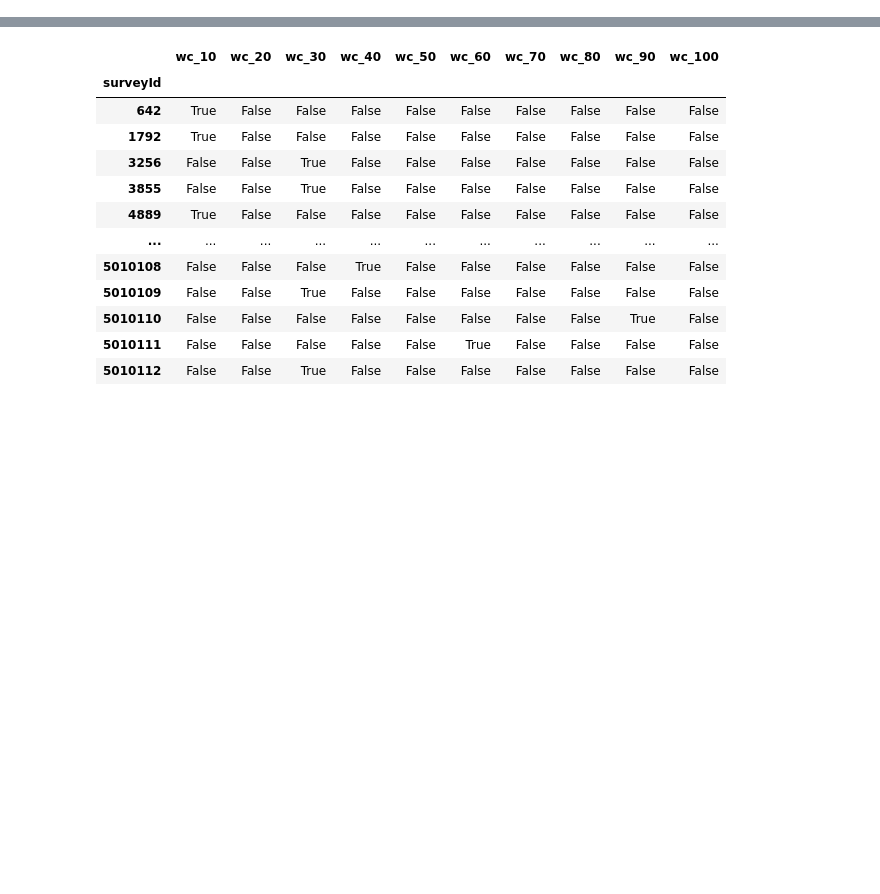
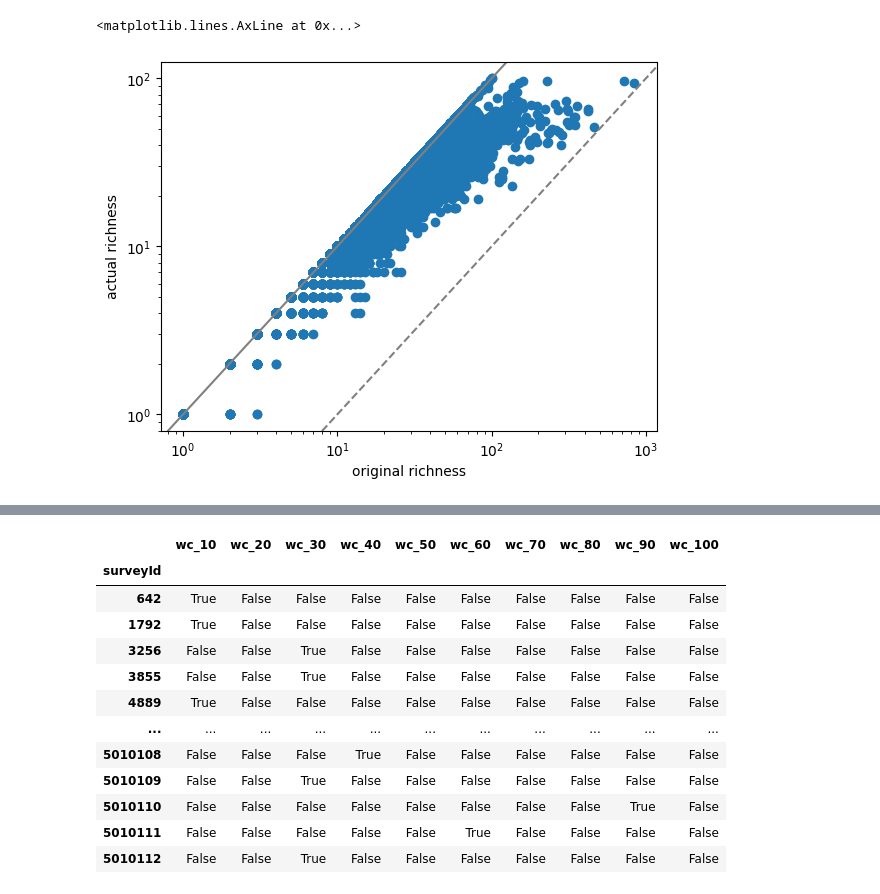
Before and after one commit to gtikhonov/geolifeclef, a Jupyter notebook: prithvi/exploration.ipynb, the cells around one changed output, grey strips where cells are left out. Saved outputs shown, nothing was run; the diff lists cells and outputs as text; code cells hidden in the pictures; blank space fills up the shorter version.

```diff
--- a/prithvi/exploration.ipynb
+++ b/prithvi/exploration.ipynb
@@ -45,0 +197,13 @@ train_metadata
+# %%
+fig = plt.figure()
+ax = plt.gca()
+ax.scatter(tmp.spLenOrig, tmp.spLen)
+ax.set_yscale('log')
+ax.set_xscale('log')
+ax.set_xlabel("original richness")
+ax.set_ylabel("actual richness")
+plt.axline([0,0],[1,1], color="gray")
+plt.axline([10,1],[100,10], color="gray", linestyle="dashed")
+# %% [output]
+<matplotlib.lines.AxLine at 0x...>
+[figure, added]
```
Also changed, not shown: parts of 22 cells of this notebook.
